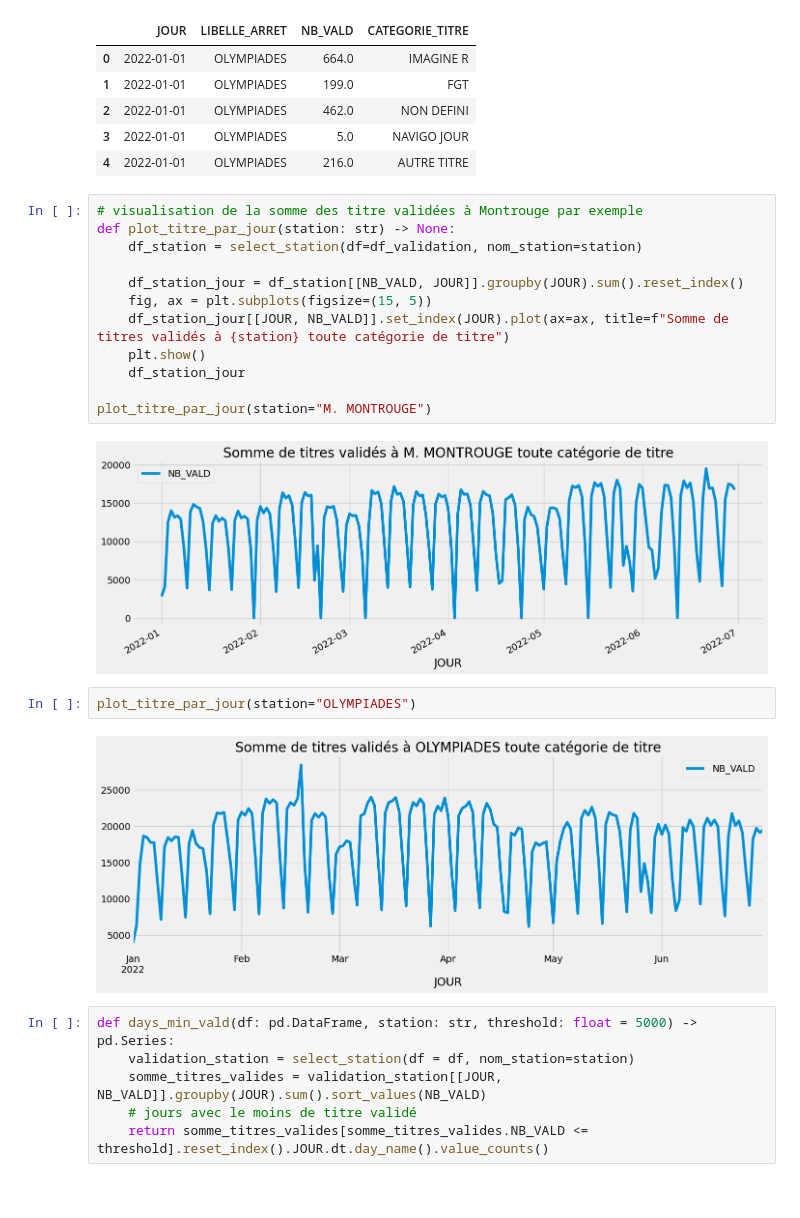
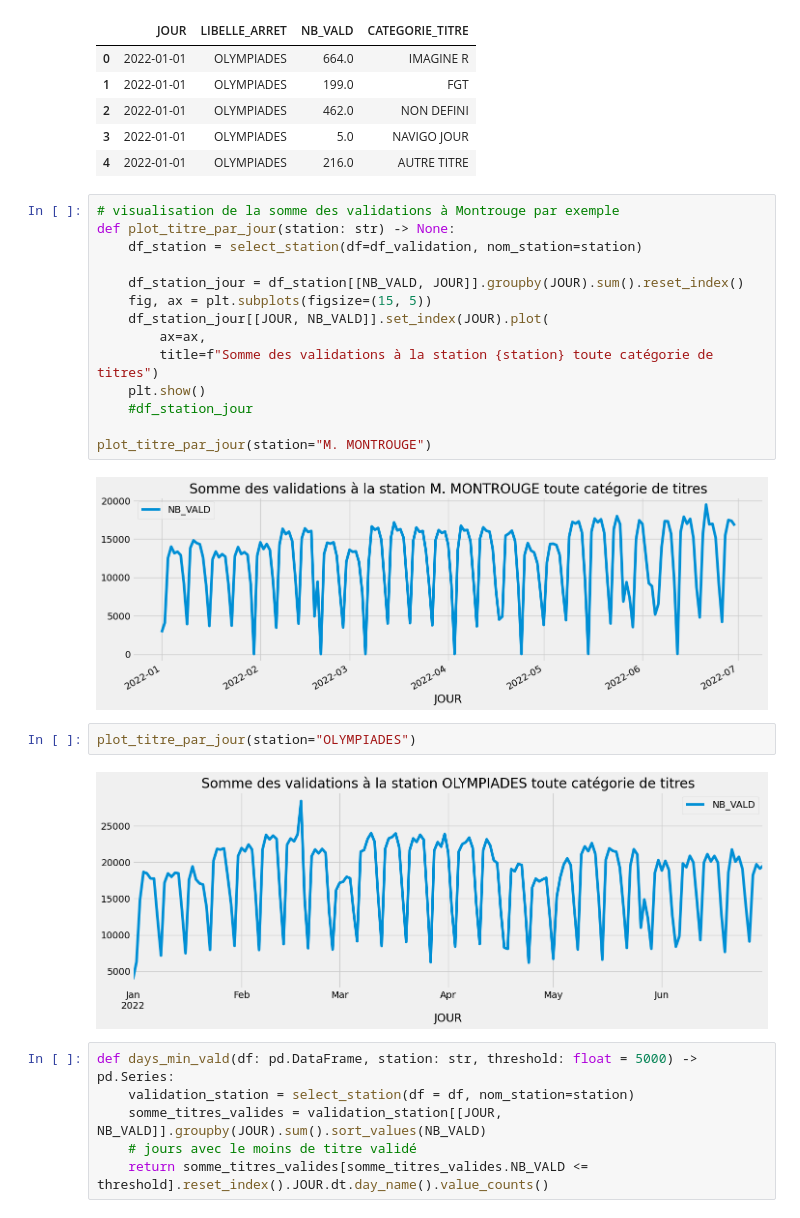
Before and after one commit to hbacard/validation-transport-idf, a Jupyter notebook: Validation_titre_Hugo_BACARD.ipynb, the cells around one changed output. Drawn from its saved outputs; the diff is of its cells as text.

```diff
--- a/Validation_titre_Hugo_BACARD.ipynb
+++ b/Validation_titre_Hugo_BACARD.ipynb
@@ -182,23 +182,25 @@ validation_olympiades.head()
 | 3 | 2022-01-01 | OLYMPIADES | 5.0 | NAVIGO JOUR |
 | 4 | 2022-01-01 | OLYMPIADES | 216.0 | AUTRE TITRE |
 # %%
-# visualisation de la somme des titre validées à Montrouge par exemple
+# visualisation de la somme des validations à Montrouge par exemple
 def plot_titre_par_jour(station: str) -> None:
     df_station = select_station(df=df_validation, nom_station=station)
 
     df_station_jour = df_station[[NB_VALD, JOUR]].groupby(JOUR).sum().reset_index()
     fig, ax = plt.subplots(figsize=(15, 5))
-    df_station_jour[[JOUR, NB_VALD]].set_index(JOUR).plot(ax=ax, title=f"Somme de titres validés à {station} toute catégorie de titre")
+    df_station_jour[[JOUR, NB_VALD]].set_index(JOUR).plot(
+        ax=ax,
+        title=f"Somme des validations à la station {station} toute catégorie de titres")
     plt.show()
-    df_station_jour
+    #df_station_jour
 
 plot_titre_par_jour(station="M. MONTROUGE")
 # %% [output]
-[figure, old version]
+[figure, new version]
 # %%
 plot_titre_par_jour(station="OLYMPIADES")
 # %% [output]
-[figure, old version]
+[figure, new version]
 # %%
 def days_min_vald(df: pd.DataFrame, station: str, threshold: float = 5000) -> pd.Series:
     validation_station = select_station(df = df, nom_station=station)
```
Also changed, not shown: parts of 2 cells of this notebook.
